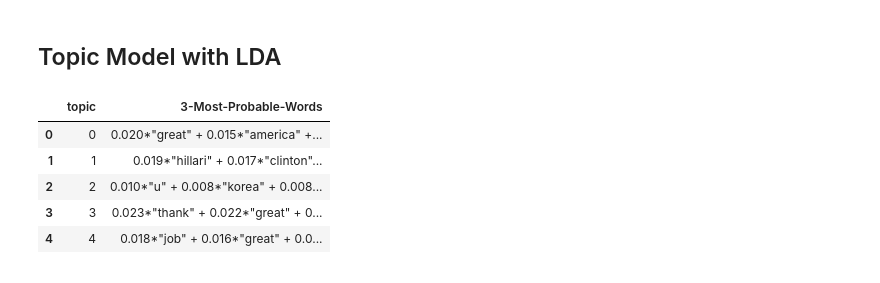
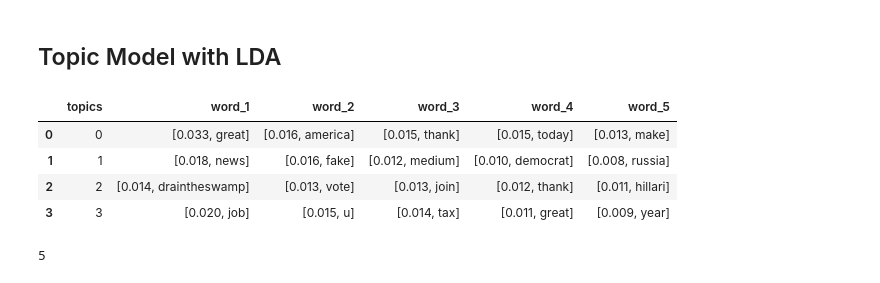
Before and after one commit to Lumik7/bi2_project2, a Jupyter notebook: notebooks/3.0-lm-twitter-analysis.ipynb, the cells around one changed output. Saved outputs shown, nothing was run; the diff lists cells and outputs as text; code cells hidden in the pictures.

Commit message:
made lda topic model table more readable

```diff
--- a/notebooks/3.0-lm-twitter-analysis.ipynb
+++ b/notebooks/3.0-lm-twitter-analysis.ipynb
@@ -332,15 +332,28 @@ dictionary = corpora.Dictionary(words_per_tweet)
 # create document term matrix
 corpus = [dictionary.doc2bow(tweet) for tweet in words_per_tweet]
 # generate topic model with LDA
-ldamodel = gensim.models.ldamodel.LdaModel(corpus, num_topics=5, id2word = dictionary, passes=15)
+ldamodel = gensim.models.ldamodel.LdaModel(corpus, num_topics=4, id2word = dictionary, passes=20)
-# %%
-topics = ldamodel.print_topics(5,3)
-lda_results = pd.DataFrame(topics, columns=["topic","3-Most-Probable-Words"])
-display(lda_results)
-# %% [output]
-|  | topic | 3-Most-Probable-Words |
-| 0 | 0 | 0.020*"great" + 0.015*"america" +... |
-| 1 | 1 | 0.019*"hillari" + 0.017*"clinton"... |
-| 2 | 2 | 0.010*"u" + 0.008*"korea" + 0.008... |
-| 3 | 3 | 0.023*"thank" + 0.022*"great" + 0... |
-| 4 | 4 | 0.018*"job" + 0.016*"great" + 0.0... |
+# %%
+topics = ldamodel.print_topics(5,5)
+cleaned_lda_results = []
+for topic_i in topics:
+    helper = topic_i[1].split("+")
+    helper = ";".join(helper).split("*")
+    helper = ":".join(helper).replace("\"", "").replace("'","").replace(" ","").split(";")
+    helper = [i.split(":") for i in helper]
+    cleaned_lda_results.append(helper)
+
+column_names = ["word_"+str(i+1) for i in range(len(cleaned_lda_results[0]))]
+lda_results = pd.DataFrame(cleaned_lda_results,columns=column_names)
+lda_results.insert(0, 'topics', lda_results.index)
+display(lda_results)
+# %% [output]
+|  | topics | word_1 | word_2 | word_3 | word_4 | word_5 |
+| 0 | 0 | [0.033, great] | [0.016, america] | [0.015, thank] | [0.015, today] | [0.013, make] |
+| 1 | 1 | [0.018, news] | [0.016, fake] | [0.012, medium] | [0.010, democrat] | [0.008, russia] |
+| 2 | 2 | [0.014, draintheswamp] | [0.013, vote] | [0.013, join] | [0.012, thank] | [0.011, hillari] |
+| 3 | 3 | [0.020, job] | [0.015, u] | [0.014, tax] | [0.011, great] | [0.009, year] |
+# %%
+len(cleaned_lda_results[0])
+# %% [output]
+5
```
Also changed, not shown: parts of 5 cells of this notebook.
